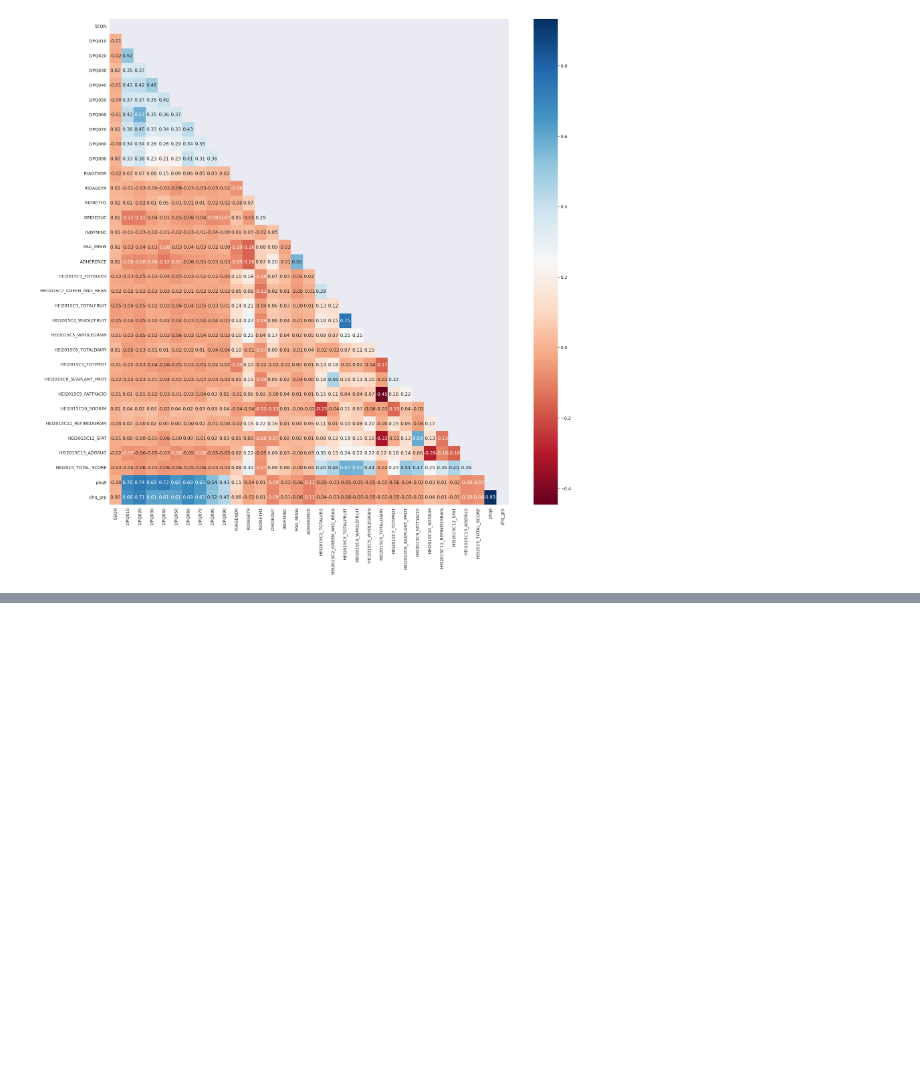
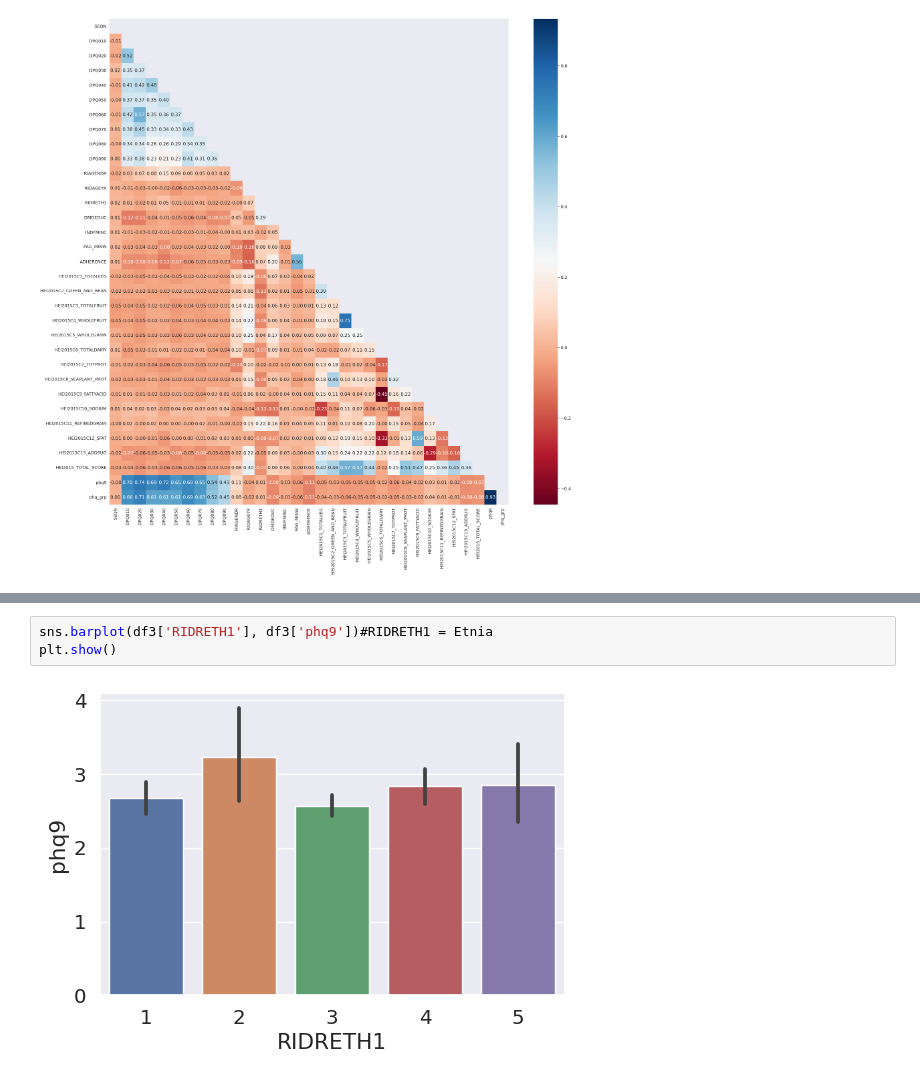
Before and after one commit to casjunior93/Desafio-Tera-Inferencia, a Jupyter notebook: DesafioTera.ipynb, the cells around one changed output, grey strips where cells are left out. Drawn from its saved outputs; the diff is of its cells as text; blank space fills up the shorter version.

```diff
--- a/DesafioTera.ipynb
+++ b/DesafioTera.ipynb
@@ -363,0 +382,5 @@ plt.show()
+# %%
+sns.barplot(df3['RIDRETH1'], df3['phq9'])#RIDRETH1 = Etnia
+plt.show()
+# %% [output]
+[figure, added]
```
Also changed, not shown: parts of 41 cells of this notebook.
